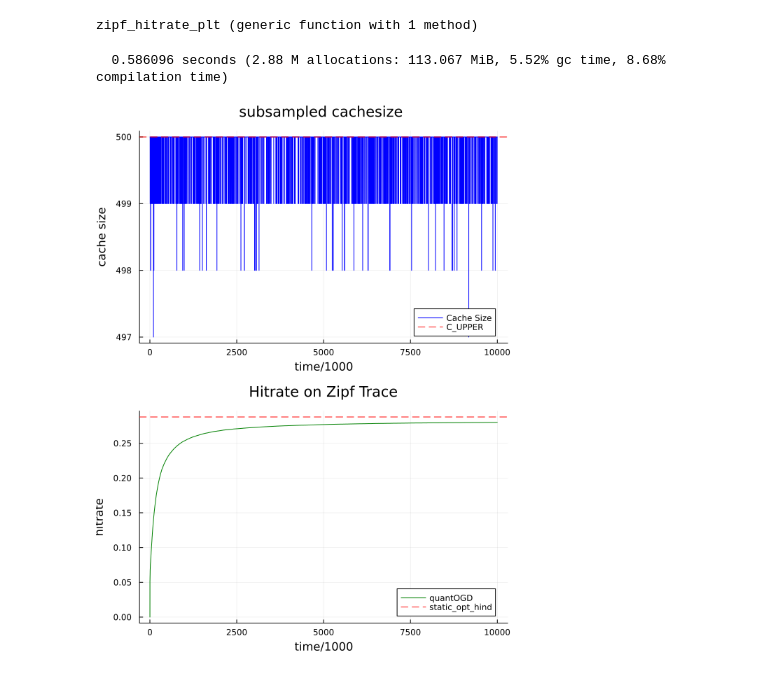
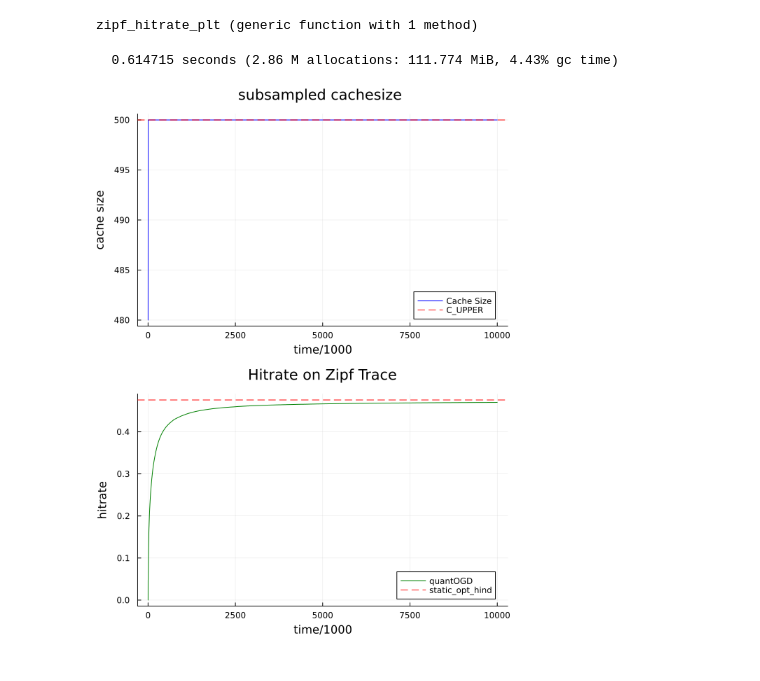
Before and after one commit to ISIPINK/online_caching, a Jupyter notebook: quantOGD_integral.ipynb, the cells around one changed output. Cells and saved outputs as stored; diff of their text form; code cells hidden in the pictures.

Commit message:
figured out how to control for the cache size in the integral case

```diff
--- a/quantOGD_integral.ipynb
+++ b/quantOGD_integral.ipynb
@@ -15,6 +15,7 @@ mutable struct quant_OGD_integral{T<:Integer}
     uniforms::Dict{T,T}
     dlook::Dict{T,Set{T}}
     cache::Set{T}
+    to_evict::Set{T}
 end
 
 function Base.show(io::IO, q::quant_OGD_integral)
@@ -27,6 +28,7 @@ function Base.show(io::IO, q::quant_OGD_integral)
     println(io, "counter:      ", q.counter)
     println(io, "dlook:      ", q.dlook)
     println(io, "cache:      ", q.cache)
+    println(io, "cache:      ", q.to_evict)
     println(io, "-------------------------")
 end
 
@@ -47,9 +49,14 @@ end
 
 
 function resize_cache!(q::quant_OGD_integral)
-    if length(q.cache) > q.C_UPPER #|| q.overhead >= q.nonzeros
-        q.lazy_update += 1
-        setdiff!(q.cache, get(q.dlook, q.lazy_update, Set()))
+    if length(q.cache) > q.C_UPPER
+        if !isempty(q.to_evict)
+            delete!(q.cache, first(q.to_evict))
+            delete!(q.to_evict, first(q.to_evict))
+        else
+            q.lazy_update += 1
+            union!(q.to_evict, get(q.dlook, q.lazy_update, Set()))
+        end
         resize_cache!(q)
     end
 end
@@ -76,13 +83,14 @@ function init_quant_OGD_integral(;
     uniforms = Dict(i => rand(1:ONE) for i in 1:N)
     dlook = Dict{Typ,Set{Typ}}()
     cache = Set{Typ}()
+    to_evict = Set{Typ}()
     # sizehint!(cache, C_UPPER + 1)
     for i in 1:length(counter)
         d = counter[i] > uniforms[i] ? counter[i] - uniforms[i] : 0
         dlook[d] = push!(get(dlook, d, Set{Typ}()), i)
         lazy_update <= d && push!(cache, i)
     end
-    q = quant_OGD_integral{Typ}(ONE, C_UPPER, lazy_update, step_size, d, counter, uniforms, dlook, cache)
+    q = quant_OGD_integral{Typ}(ONE, C_UPPER, lazy_update, step_size, d, counter, uniforms, dlook, cache, to_evict)
     resize_cache!(q)
     return q
 end
@@ -97,6 +105,7 @@ function test_init_quant_OGD()
     q = init_quant_OGD_integral(N=N, C=C, overhead_cache_rate=overhead_cache_rate, step_size_real=step_size_real)
     println(q)
 end
+# test_init_quant_OGD()
 
 function zipf_setup(; T=10^5, N=10^4, overhead_cache_rate=0.03, alpha=1.0, Typ = UInt32)
     C = div(N, 20)
@@ -186,10 +195,10 @@ zipf_hitrate_plt (generic function with 1 method)
 # %%
 test_time(T = 10^6, N=10^4, overhead_cache_rate =0.01, alpha=0.6, Typ = UInt16)
 # %% [output]
-  0.586096 seconds (2.88 M allocations: 113.067 MiB, 5.52% gc time, 8.68% compilation time)
+  0.614715 seconds (2.86 M allocations: 111.774 MiB, 4.43% gc time)
 # %%
 profile(T = 10^6, N=10^4, overhead_cache_rate =0.01, alpha=0.6)
 # %%
-zipf_hitrate_plt(T=10^7, N=10^4, overhead_cache_rate=0.001, alpha=0.6, Typ=UInt32)
+zipf_hitrate_plt(T=10^7, N=10^4, overhead_cache_rate=0.001, alpha=0.8, Typ=UInt32)
 # %% [output]
-[figure, old version]
+[figure, new version]
```
Also changed, not shown: 2 other files.
